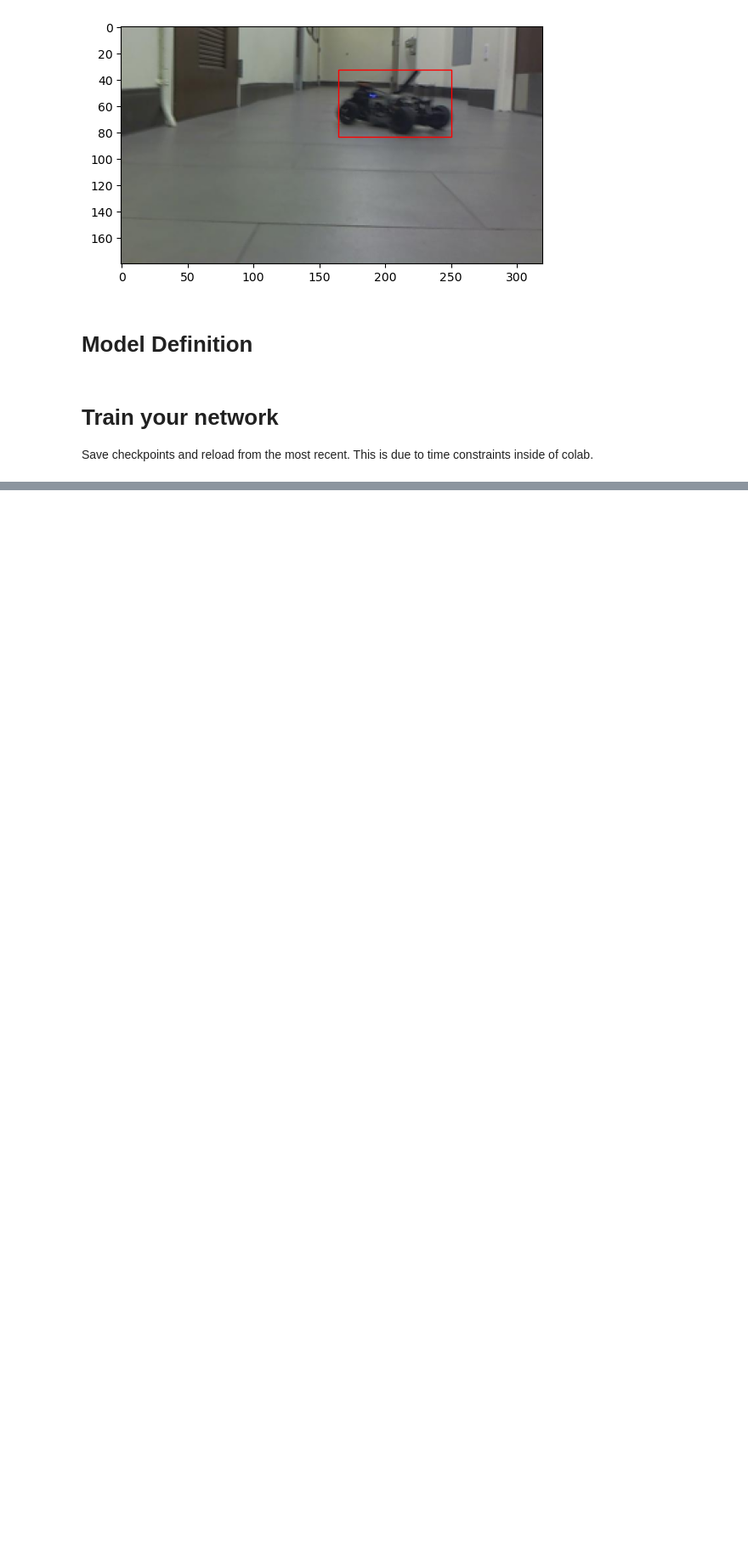
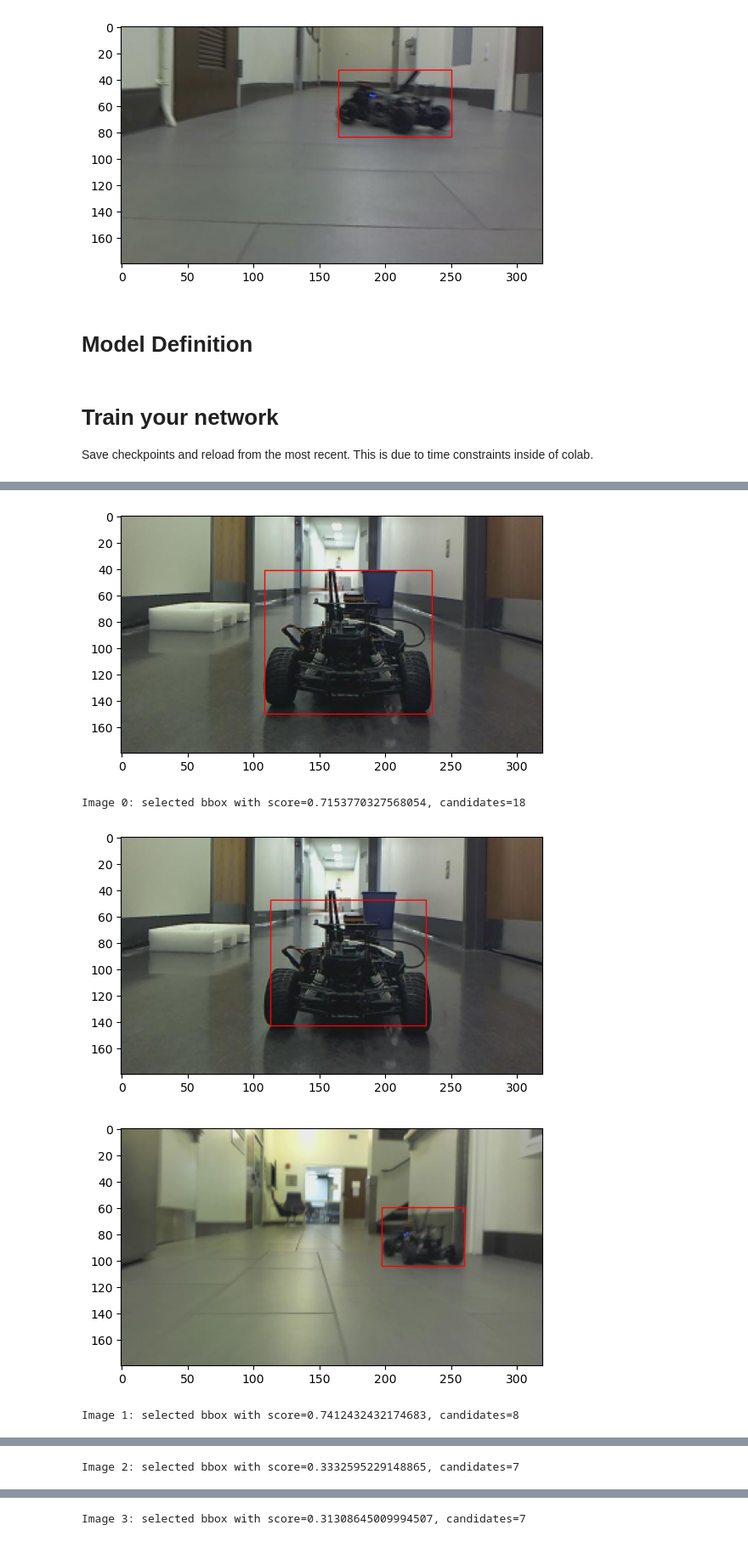
Before and after one commit to IGfun2code/deep_learning_yolo_vs_faster_RCNN, a Jupyter notebook: notebooks/f110_yolo_baseline.ipynb, the cells around one changed output, grey strips where cells are left out. Shown at 85% size. Cells and saved outputs as stored; diff of their text form; code cells hidden in the pictures; blank space fills up the shorter version.

```diff
--- a/notebooks/f110_yolo_baseline.ipynb
+++ b/notebooks/f110_yolo_baseline.ipynb
@@ -423,28 +463,48 @@ def voting_suppression(result_box, iou_threshold = 0.5):
 # %%
 ## Display some images in the validation set
 
-# validation_loader = torch.utils.data.DataLoader(dataset=validation_set, batch_size=1, shuffle=False)
-for data_ind, data_list in enumerate(validation_loader):
-    image = data_list[0]
-    label_gt = data_list[1]
-    label = data_list[2]
-    if data_ind == 5:
-        break
+model.eval()
 
-    # display groud truth
-    DisplayLabel(np.transpose(image[0].numpy(), (1, 2, 0)), label)
+voting_iou_threshold = 0.5
+confi_threshold = 0.3   # lower this for visualization
 
-    # display detection
-    voting_iou_threshold = 0.5
-    confi_threshold = 0.4
+with torch.no_grad():
+    for data_ind, data_list in enumerate(validation_loader):
+        image = data_list[0]
+        label_gt = data_list[1]
+        label = data_list[2]
 
-    image_t = image.to(device)
-    label_gt_t = label_gt.to(device)
-    result = model(image_t)
-    result = result.detach().cpu().numpy()
-    bboxs, result_prob = label_to_box_xyxy(result[0], confi_threshold)
-    vote_rank = voting_suppression(bboxs, voting_iou_threshold)
-    bbox = bboxs[vote_rank[0]]
-    [c_x, c_y, w, h] = bbox_convert_r(bbox[0], bbox[1], bbox[2], bbox[3])
-    bboxs_2 = np.array([[c_x, c_y, w, h]])
-    DisplayLabel(np.transpose(image[0].numpy(), (1, 2, 0)), bboxs_2)
+        if data_ind == 5:
+            break
+
+        # Display ground truth
+        DisplayLabel(np.transpose(image[0].numpy(), (1, 2, 0)), label)
+
+        # Run model
+        image_t = image.to(device)
+        result = model(image_t)
+        result = result.detach().cpu().numpy()
+
+        bbox, score, num_boxes = get_best_bbox_from_result(
+            result[0],
+            confi_threshold=confi_threshold,
+            voting_iou_threshold=voting_iou_threshold
+        )
+
+        if bbox is None:
+            print(f"Image {data_ind}: no detection above confidence threshold {confi_threshold}")
+            continue
+
+        print(f"Image {data_ind}: selected bbox with score={score}, candidates={num_boxes}")
+
+        [c_x, c_y, w, h] = bbox_convert_r(bbox[0], bbox[1], bbox[2], bbox[3])
+        bboxs_2 = np.array([[c_x, c_y, w, h]])
+
+        # Display prediction
+        DisplayLabel(np.transpose(image[0].numpy(), (1, 2, 0)), bboxs_2)
+# %% [output]
+[figure, added]
+Image 0: selected bbox with score=0.7153770327568054, candidates=18
+[figure, added]
+[figure, added]
+Image 1: selected bbox with score=0.7412432432174683, candidates=8
@@ -450,0 +513 @@ for data_ind, data_list in enumerate(validation_loader):
+Image 2: selected bbox with score=0.3332595229148865, candidates=7
@@ -450,0 +516 @@ for data_ind, data_list in enumerate(validation_loader):
+Image 3: selected bbox with score=0.31308645009994507, candidates=7
```
Also changed, not shown: parts of 13 cells of this notebook, 19 other files.
